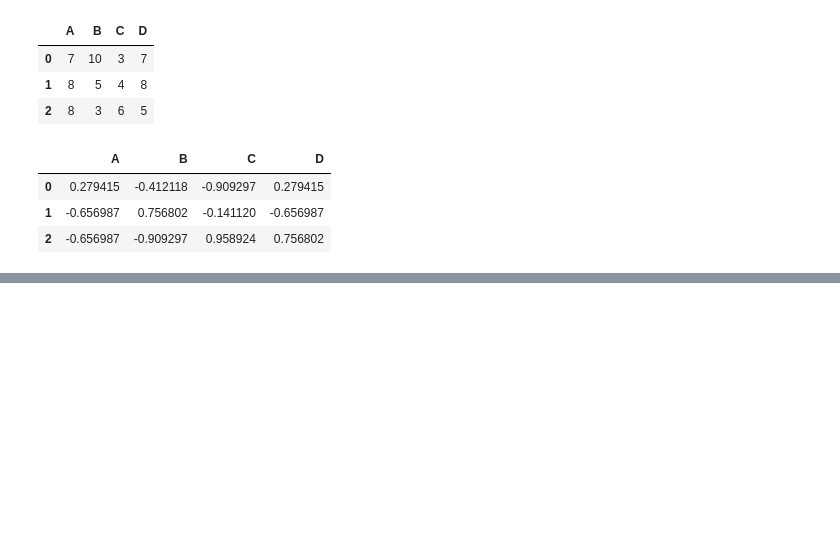
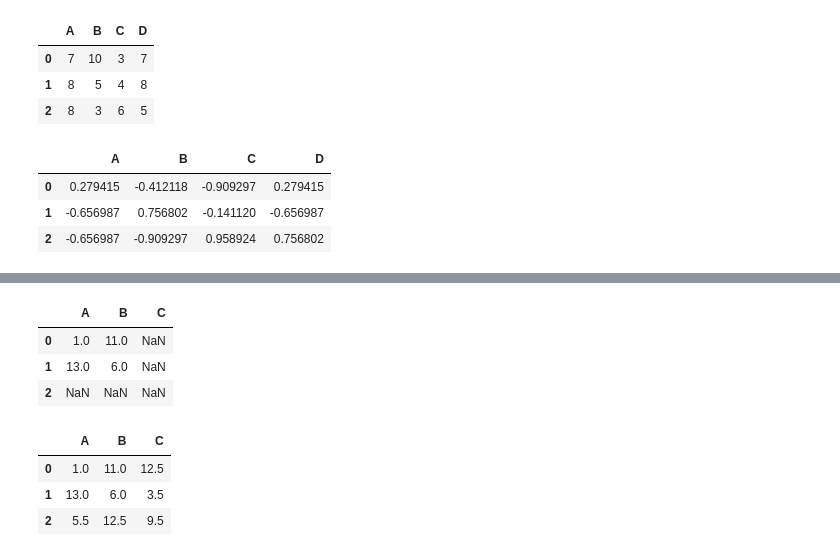
Before and after one commit to numanyilmaz/PythonDataScienceHandbookNotes, a Jupyter notebook: Chapter3.ipynb, the cells around one changed output, grey strips where cells are left out. Cells and saved outputs as stored; diff of their text form; code cells hidden in the pictures; blank space fills up the shorter version.

```diff
--- a/Chapter3.ipynb
+++ b/Chapter3.ipynb
@@ -571,0 +610,4 @@ np.sin(df * (-1))
+# %%
+# index alignment in DataFrames
+A = pd.DataFrame(rng.randint(0, 10, (2,2)), columns=list('AB'))
+A
@@ -571,0 +626,16 @@ np.sin(df * (-1))
+# %%
+A + B
+# %% [output]
+|  | A | B | C |
+| 0 | 1.0 | 11.0 | NaN |
+| 1 | 13.0 | 6.0 | NaN |
+| 2 | NaN | NaN | NaN |
+# %%
+# fill the missing values with the mean of all values in A
+fill = A.stack().mean()
+A.add(B , fill_value=fill)
+# %% [output]
+|  | A | B | C |
+| 0 | 1.0 | 11.0 | 12.5 |
+| 1 | 13.0 | 6.0 | 3.5 |
+| 2 | 5.5 | 12.5 | 9.5 |
```
Also changed, not shown: parts of 16 cells of this notebook.
